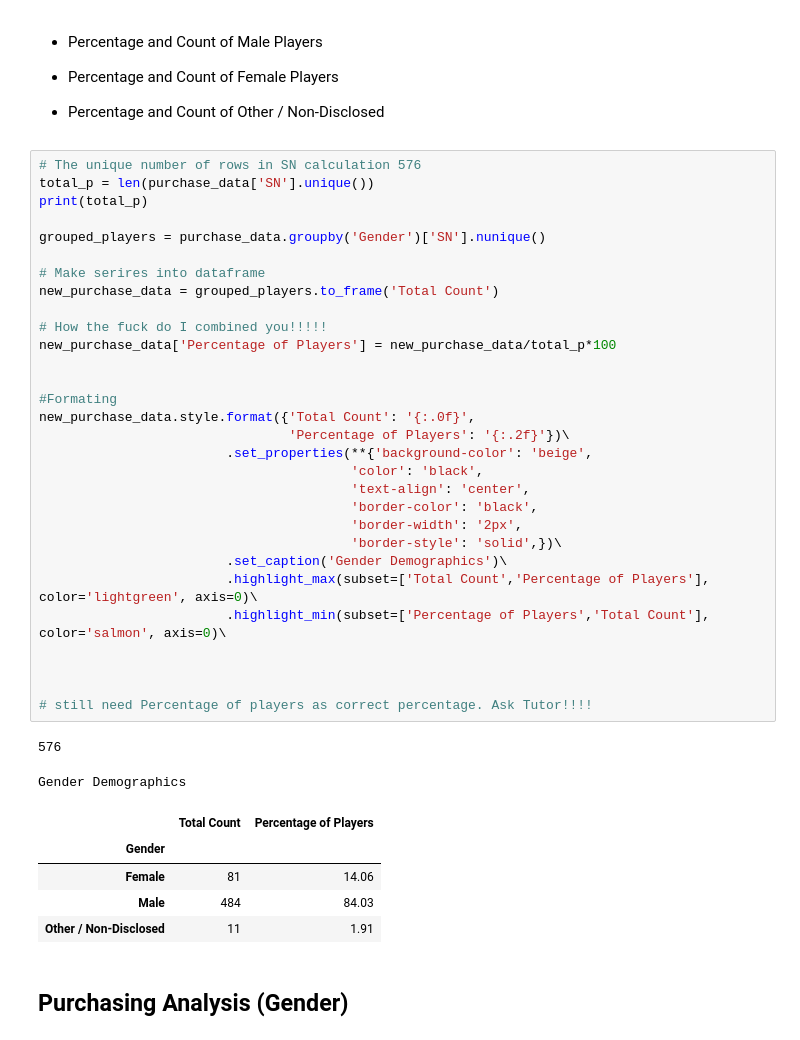
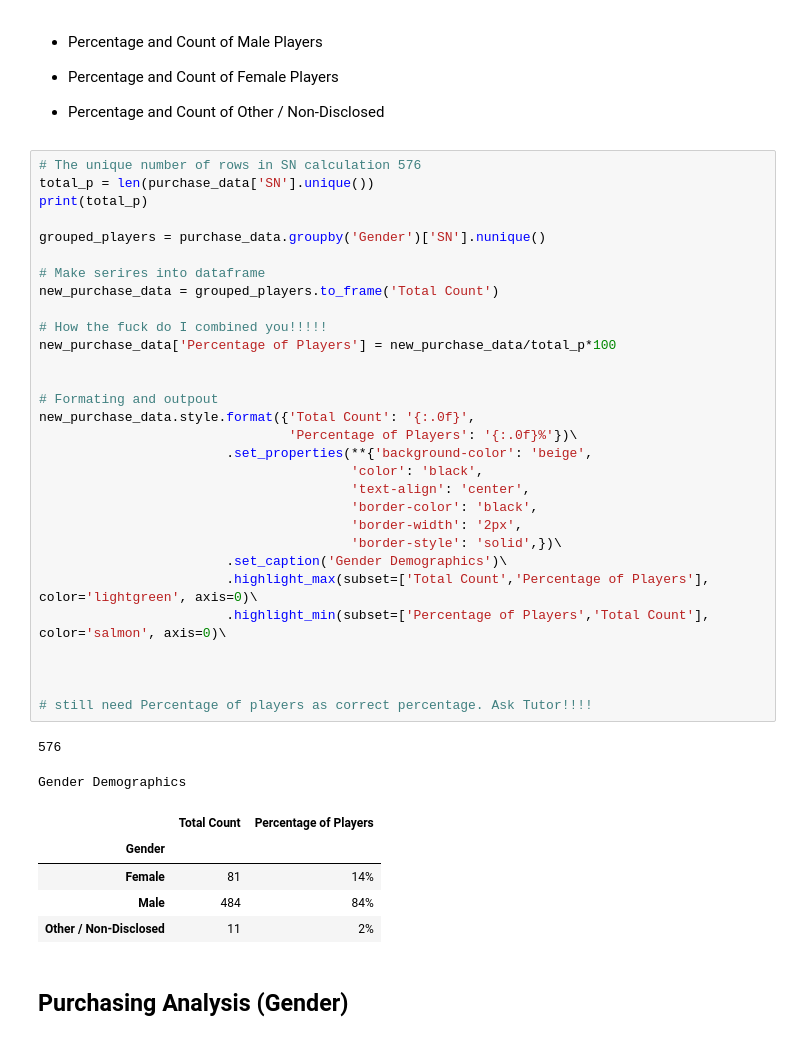
Before and after one commit to benwbarr/pandas-challenge, a Jupyter notebook: HeroesOfPymoli/HeroesOfPymoli_starter.ipynb, the cells around one changed output. Drawn from its saved outputs; the diff is of its cells as text.

```diff
--- a/HeroesOfPymoli/HeroesOfPymoli_starter.ipynb
+++ b/HeroesOfPymoli/HeroesOfPymoli_starter.ipynb
@@ -104,38 +103,38 @@ total_p = len(purchase_data['SN'].unique())
 print(total_p)
 
 grouped_players = purchase_data.groupby('Gender')['SN'].nunique()
 
 # Make serires into dataframe
 new_purchase_data = grouped_players.to_frame('Total Count')
 
 # How the fuck do I combined you!!!!!
 new_purchase_data['Percentage of Players'] = new_purchase_data/total_p*100
 
 
-#Formating
+# Formating and outpout
 new_purchase_data.style.format({'Total Count': '{:.0f}',
-                                'Percentage of Players': '{:.2f}'})\
+                                'Percentage of Players': '{:.0f}%'})\
                         .set_properties(**{'background-color': 'beige',
                                         'color': 'black',
                                         'text-align': 'center',
                                         'border-color': 'black',
                                         'border-width': '2px',
                                         'border-style': 'solid',})\
                         .set_caption('Gender Demographics')\
                         .highlight_max(subset=['Total Count','Percentage of Players'], color='lightgreen', axis=0)\
                         .highlight_min(subset=['Percentage of Players','Total Count'], color='salmon', axis=0)\
 
 
 
 # still need Percentage of players as correct percentage. Ask Tutor!!!!
 # %% [output]
 576
 Gender Demographics
 |  | Total Count | Percentage of Players |
 | Gender |  |  |
-| Female | 81 | 14.06 |
-| Male | 484 | 84.03 |
-| Other / Non-Disclosed | 11 | 1.91 |
+| Female | 81 | 14% |
+| Male | 484 | 84% |
+| Other / Non-Disclosed | 11 | 2% |
 # %% [markdown]
 
 ## Purchasing Analysis (Gender)
```
Also changed, not shown: parts of 7 cells of this notebook.
